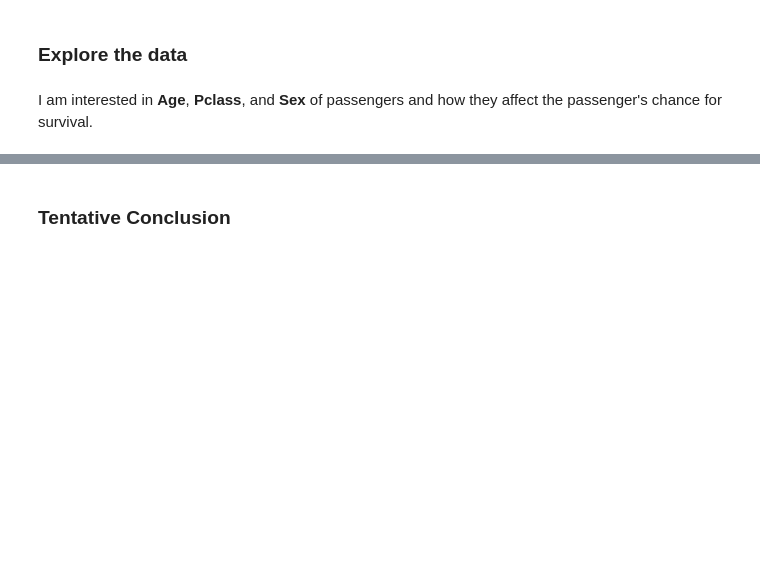
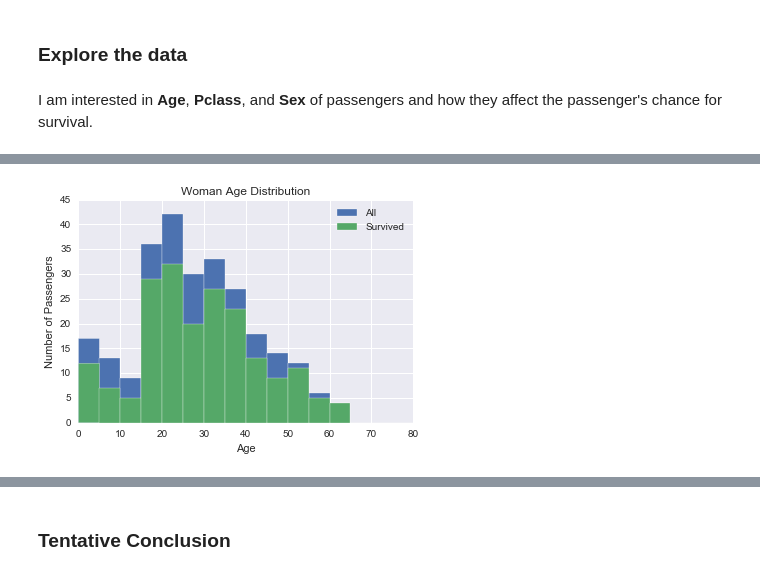
Before and after one commit to minjiecode/titanic_data, a Jupyter notebook: titanic_data.ipynb, the cells around one changed output, grey strips where cells are left out. Saved outputs shown, nothing was run; the diff lists cells and outputs as text; code cells hidden in the pictures; blank space fills up the shorter version.

```diff
--- a/titanic_data.ipynb
+++ b/titanic_data.ipynb
@@ -445,0 +430,12 @@ We had a question ealier that if the reason for worse survival rate for male is
+# %%
+woman_surv = woman[woman.Survived ==1]
+common_params = dict(bins=16, range=(0, 80),edgecolor = "white")
+plt.title('Woman Age Distribution')
+plt.hist(woman.Age.values, **common_params)
+plt.hist(woman_surv.Age.values, **common_params)
+plt.legend(["All","Survived"])
+plt.ylabel("Number of Passengers")
+plt.xlabel("Age")
+plt.show()
+# %% [output]
+[figure, added]
```
Also changed, not shown: parts of 58 cells of this notebook.
